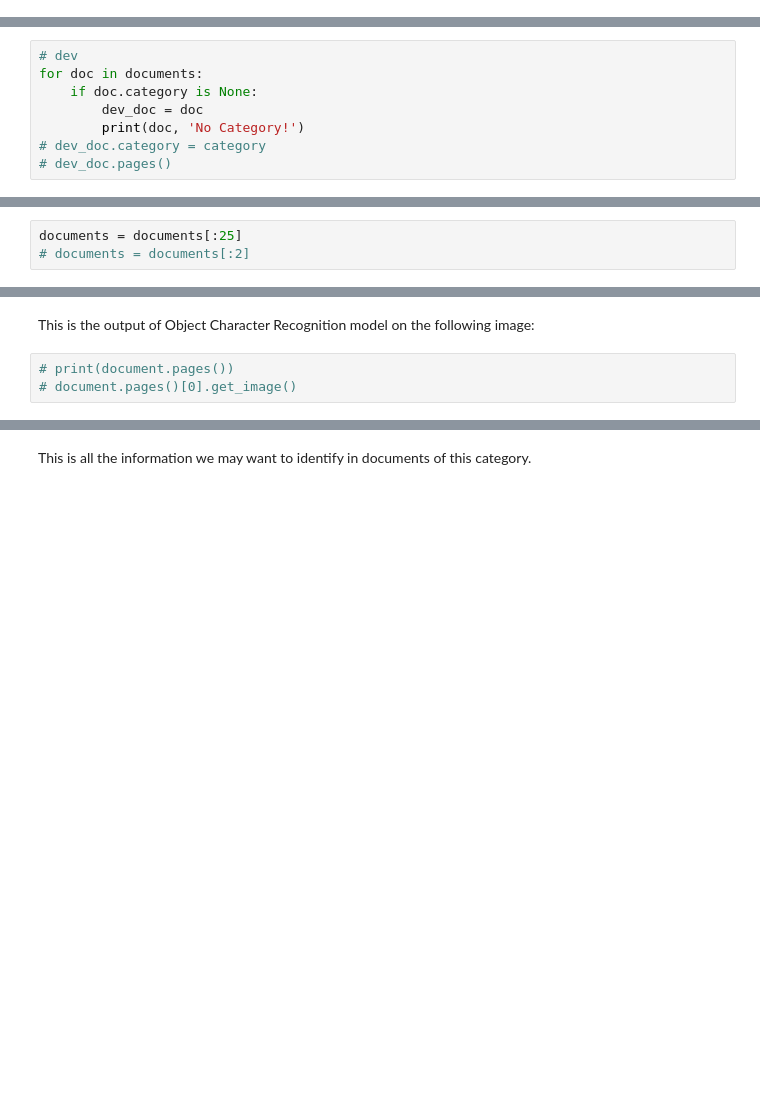
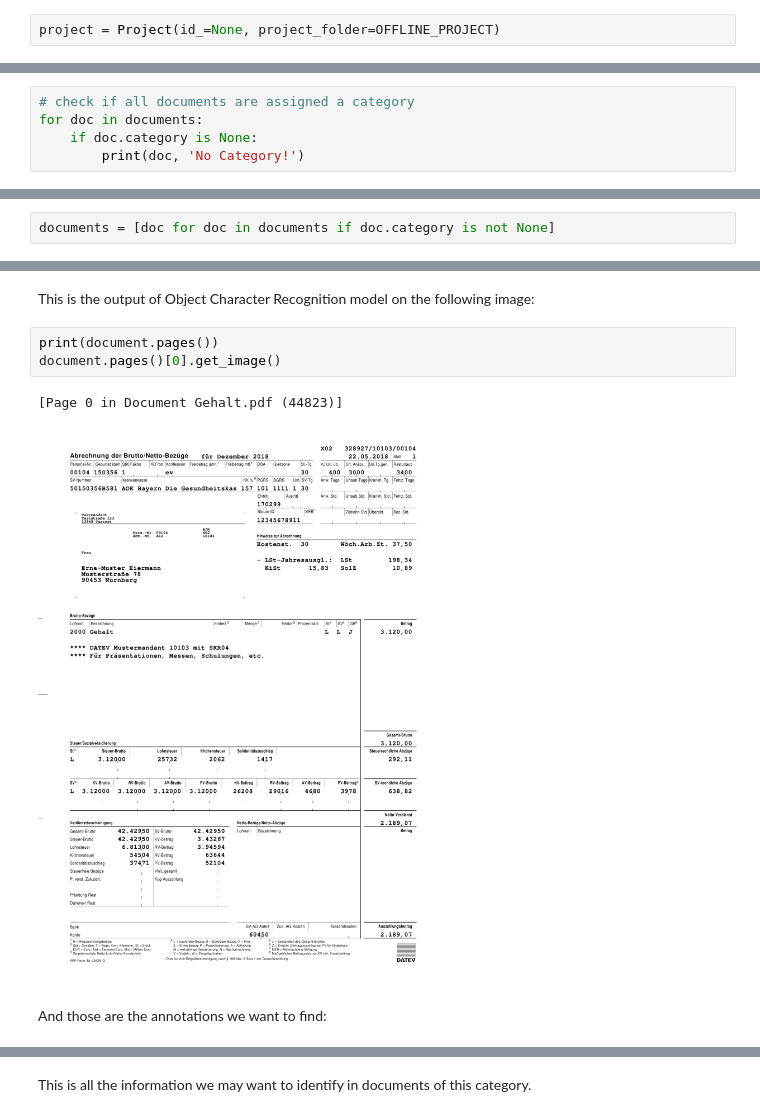
Before and after one commit to konfuzio-ai/konfuzio-sdk, a Jupyter notebook: notebooks/Blueprint demo.ipynb, the cells around one changed output, grey strips where cells are left out. Cells and saved outputs as stored; diff of their text form; blank space fills up the shorter version.

```diff
--- a/notebooks/Blueprint demo.ipynb
+++ b/notebooks/Blueprint demo.ipynb
@@ -57 +31,3 @@ project = Project(id_=46, update=True)
+# %%
+project = Project(id_=None, project_folder=OFFLINE_PROJECT)
 # %% [markdown]
@@ -82,15 +59,11 @@ pipeline.test_documents
 # %%
 documents = project.documents
 # %%
-# dev
+# check if all documents are assigned a category
 for doc in documents:
     if doc.category is None:
-        dev_doc = doc
         print(doc, 'No Category!')
-# dev_doc.category = category
-# dev_doc.pages()
 # %% [output]
 Document 2022-02-13 16:19:30.684745 (44864) No Category!
-# %%
-documents = documents[:25]
-# documents = documents[:2]
+# %%
+documents = [doc for doc in documents if doc.category is not None]
@@ -109,5 +84,10 @@ document.text
 # %% [markdown]
 This is the output of Object Character Recognition model on the following image:
 # %%
-# print(document.pages())
-# document.pages()[0].get_image()
+print(document.pages())
+document.pages()[0].get_image()
+# %% [output]
+[Page 0 in Document Gehalt.pdf (44823)]
+[figure, added]
+# %% [markdown]
+And those are the annotations we want to find:
```
Also changed, not shown: parts of 136 cells of this notebook, 1 other file.
